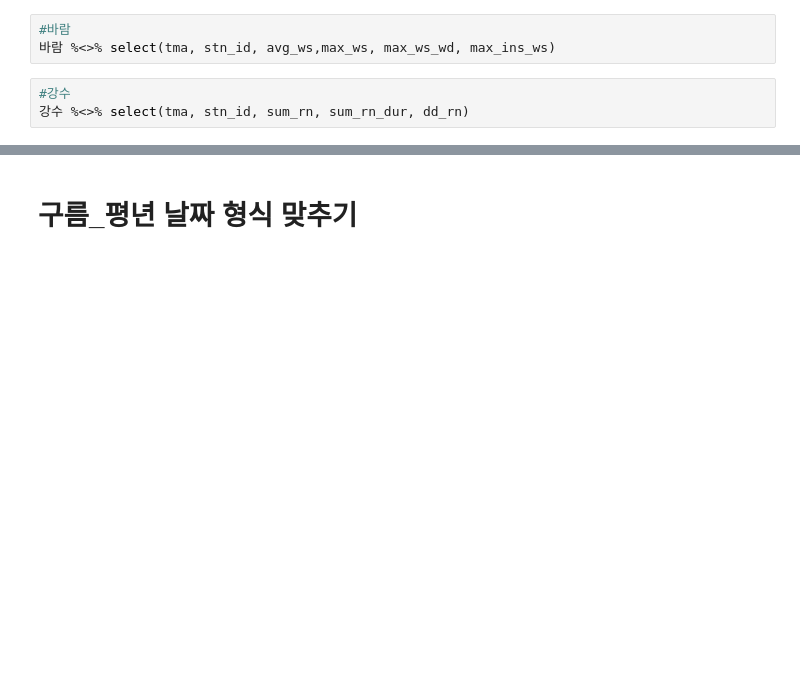
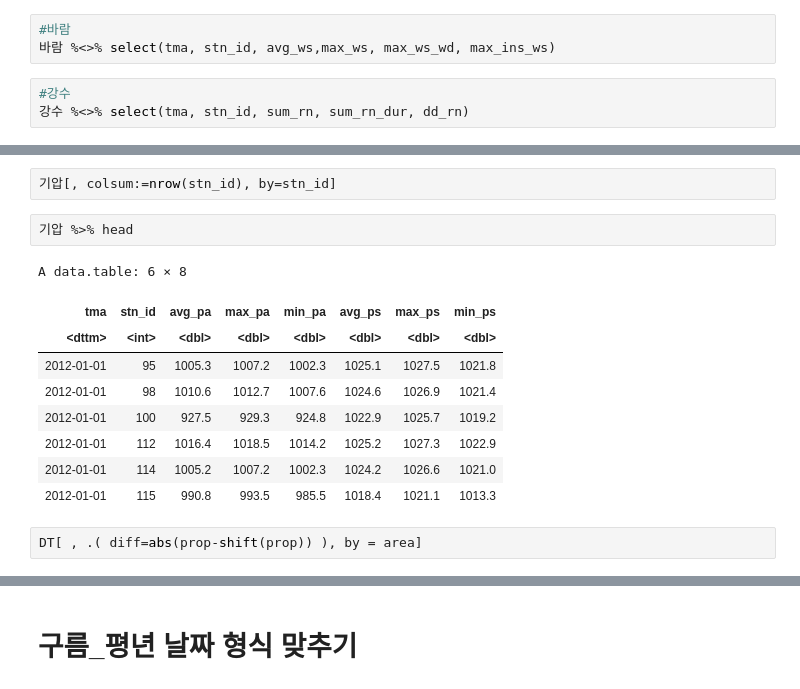
Before and after one commit to min02yam/Prediction-of-Cardiovascular-Disease-Incidence-using-machine-learning, a Jupyter notebook: ASOS데이터.ipynb, the cells around one changed output, grey strips where cells are left out. Saved outputs shown, nothing was run; the diff lists cells and outputs as text; blank space fills up the shorter version.

```diff
--- a/ASOS데이터.ipynb
+++ b/ASOS데이터.ipynb
@@ -178,0 +456,16 @@ ls()
+# %%
+기압[, colsum:=nrow(stn_id), by=stn_id]
+# %%
+기압 %>% head
+# %% [output]
+A data.table: 6 × 8
+| tma | stn_id | avg_pa | max_pa | min_pa | avg_ps | max_ps | min_ps |
+| <dttm> | <int> | <dbl> | <dbl> | <dbl> | <dbl> | <dbl> | <dbl> |
+| 2012-01-01 | 95 | 1005.3 | 1007.2 | 1002.3 | 1025.1 | 1027.5 | 1021.8 |
+| 2012-01-01 | 98 | 1010.6 | 1012.7 | 1007.6 | 1024.6 | 1026.9 | 1021.4 |
+| 2012-01-01 | 100 | 927.5 | 929.3 | 924.8 | 1022.9 | 1025.7 | 1019.2 |
+| 2012-01-01 | 112 | 1016.4 | 1018.5 | 1014.2 | 1025.2 | 1027.3 | 1022.9 |
+| 2012-01-01 | 114 | 1005.2 | 1007.2 | 1002.3 | 1024.2 | 1026.6 | 1021.0 |
+| 2012-01-01 | 115 | 990.8 | 993.5 | 985.5 | 1018.4 | 1021.1 | 1013.3 |
+# %%
+DT[ , .( diff=abs(prop-shift(prop)) ), by = area]
```
Also changed, not shown: parts of 40 cells of this notebook.
